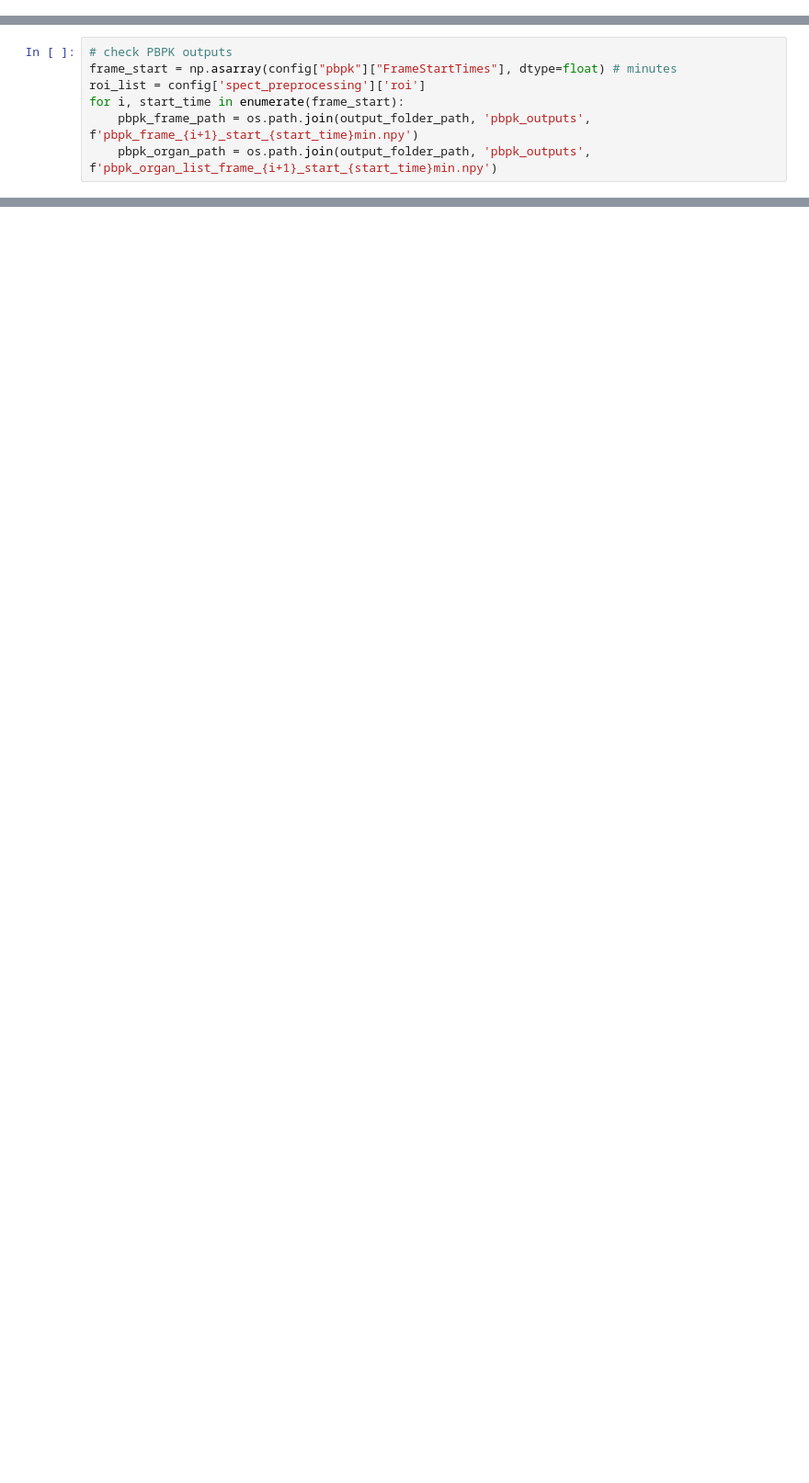
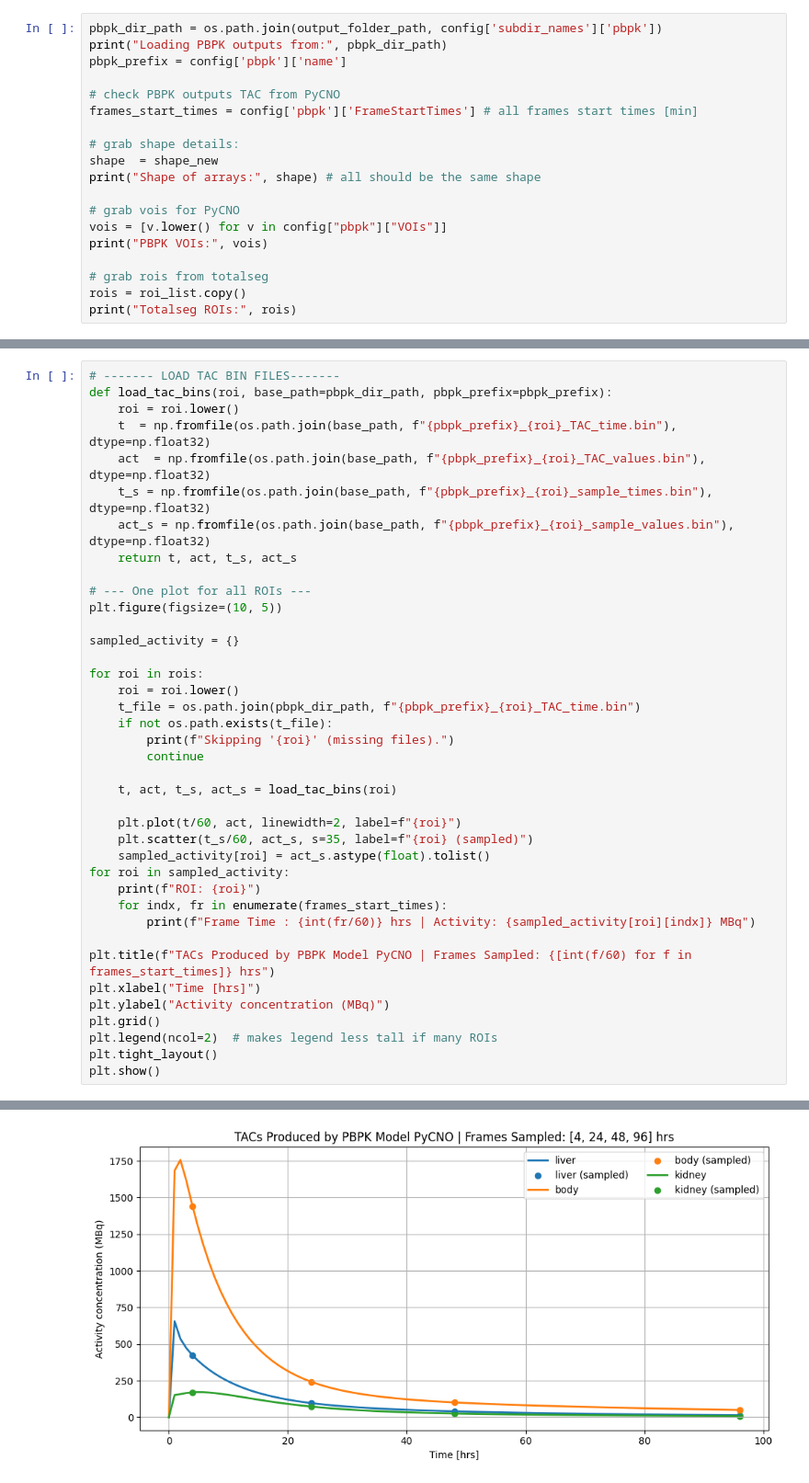
Before and after one commit to qurit/Theranostic-Virtual-Patient-Pipeline, a Jupyter notebook: testing_outputs.ipynb, the cells around one changed output, grey strips where cells are left out. Shown at 92% size. Drawn from its saved outputs; the diff is of its cells as text; blank space fills up the shorter version.

```diff
--- a/testing_outputs.ipynb
+++ b/testing_outputs.ipynb
@@ -103,0 +306,19 @@ plt.show()
+# %%
+pbpk_dir_path = os.path.join(output_folder_path, config['subdir_names']['pbpk'])
+print("Loading PBPK outputs from:", pbpk_dir_path)
+pbpk_prefix = config['pbpk']['name']
+
+# check PBPK outputs TAC from PyCNO
+frames_start_times = config['pbpk']['FrameStartTimes'] # all frames start times [min]
+
+# grab shape details:
+shape  = shape_new
+print("Shape of arrays:", shape) # all should be the same shape
+
+# grab vois for PyCNO
+vois = [v.lower() for v in config["pbpk"]["VOIs"]]
+print("PBPK VOIs:", vois)
+
+# grab rois from totalseg
+rois = roi_list.copy()
+print("Totalseg ROIs:", rois)
@@ -104,7 +332,40 @@ plt.show()
 # %%
-# check PBPK outputs
-frame_start = np.asarray(config["pbpk"]["FrameStartTimes"], dtype=float) # minutes
-roi_list = config['spect_preprocessing']['roi']
-for i, start_time in enumerate(frame_start):
-    pbpk_frame_path = os.path.join(output_folder_path, 'pbpk_outputs', f'pbpk_frame_{i+1}_start_{start_time}min.npy')
-    pbpk_organ_path = os.path.join(output_folder_path, 'pbpk_outputs', f'pbpk_organ_list_frame_{i+1}_start_{start_time}min.npy')
+# ------- LOAD TAC BIN FILES-------
+def load_tac_bins(roi, base_path=pbpk_dir_path, pbpk_prefix=pbpk_prefix):
+    roi = roi.lower()
+    t  = np.fromfile(os.path.join(base_path, f"{pbpk_prefix}_{roi}_TAC_time.bin"), dtype=np.float32)
+    act  = np.fromfile(os.path.join(base_path, f"{pbpk_prefix}_{roi}_TAC_values.bin"), dtype=np.float32)
+    t_s = np.fromfile(os.path.join(base_path, f"{pbpk_prefix}_{roi}_sample_times.bin"), dtype=np.float32)
+    act_s = np.fromfile(os.path.join(base_path, f"{pbpk_prefix}_{roi}_sample_values.bin"), dtype=np.float32)
+    return t, act, t_s, act_s
+
+# --- One plot for all ROIs ---
+plt.figure(figsize=(10, 5))
+
+sampled_activity = {}
+
+for roi in rois:
+    roi = roi.lower()
+    t_file = os.path.join(pbpk_dir_path, f"{pbpk_prefix}_{roi}_TAC_time.bin")
+    if not os.path.exists(t_file):
+        print(f"Skipping '{roi}' (missing files).")
+        continue
+
+    t, act, t_s, act_s = load_tac_bins(roi)
+
+    plt.plot(t/60, act, linewidth=2, label=f"{roi}")
+    plt.scatter(t_s/60, act_s, s=35, label=f"{roi} (sampled)")
+    sampled_activity[roi] = act_s.astype(float).tolist()
+for roi in sampled_activity:
+    print(f"ROI: {roi}")
+    for indx, fr in enumerate(frames_start_times):
+        print(f"Frame Time : {int(fr/60)} hrs | Activity: {sampled_activity[roi][indx]} MBq")
+
+plt.title(f"TACs Produced by PBPK Model PyCNO | Frames Sampled: {[int(f/60) for f in frames_start_times]} hrs")
+plt.xlabel("Time [hrs]")
+plt.ylabel("Activity concentration (MBq)")
+plt.grid()
+plt.legend(ncol=2)  # makes legend less tall if many ROIs
+plt.tight_layout()
+plt.show()
+# %% [output]
@@ -110,0 +387 @@ for i, start_time in enumerate(frame_start):
+[figure, added]
```
Also changed, not shown: parts of 36 cells of this notebook.
